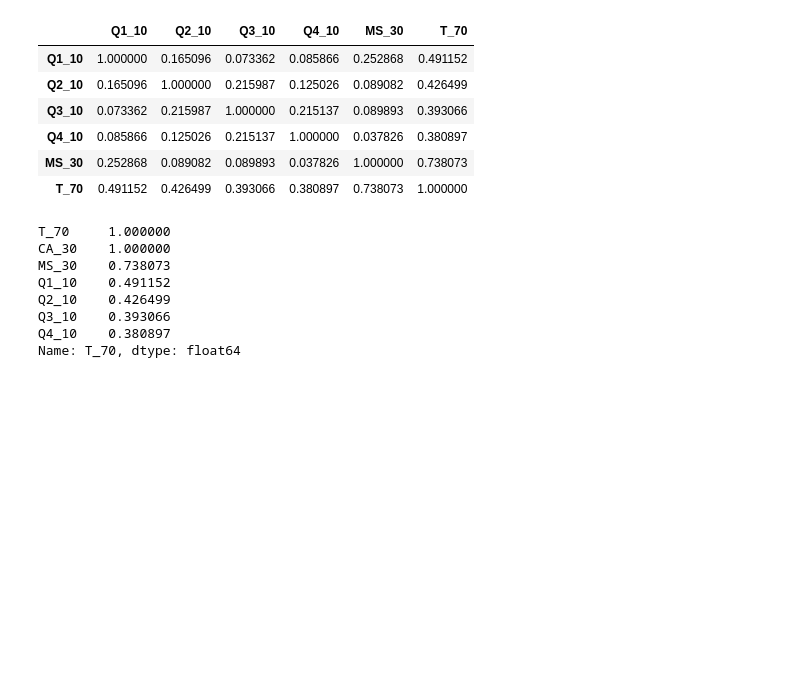
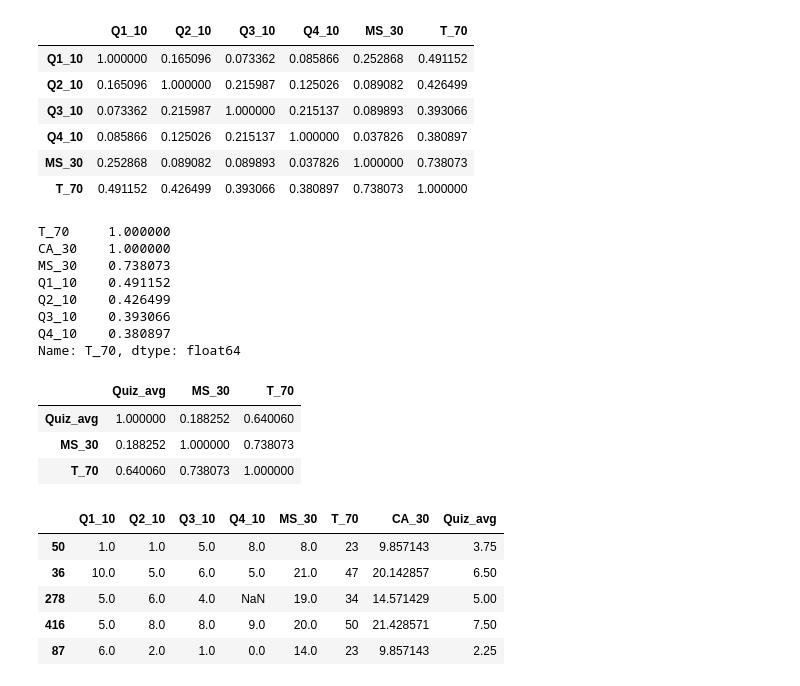
Before and after one commit to Mark-El-arch/Class_results_data-Analysis, a Jupyter notebook: math_results_analysis.ipynb, the cells around one changed output. Cells and saved outputs as stored; diff of their text form; code cells hidden in the pictures; blank space fills up the shorter version.

```diff
--- a/math_results_analysis.ipynb
+++ b/math_results_analysis.ipynb
@@ -189,3 +189,21 @@ Q2_10    0.426499
 Q3_10    0.393066
 Q4_10    0.380897
 Name: T_70, dtype: float64
+# %%
+results_df['Quiz_avg'] = results_df[['Q1_10', 'Q2_10', 'Q3_10', 'Q4_10']].mean(axis=1)
+# %%
+results_df[['Quiz_avg','MS_30', 'T_70']].corr()
+# %% [output]
+|  | Quiz_avg | MS_30 | T_70 |
+| Quiz_avg | 1.000000 | 0.188252 | 0.640060 |
+| MS_30 | 0.188252 | 1.000000 | 0.738073 |
+| T_70 | 0.640060 | 0.738073 | 1.000000 |
+# %%
+results_df.sample(5)
+# %% [output]
+|  | Q1_10 | Q2_10 | Q3_10 | Q4_10 | MS_30 | T_70 | CA_30 | Quiz_avg |
+| 50 | 1.0 | 1.0 | 5.0 | 8.0 | 8.0 | 23 | 9.857143 | 3.75 |
+| 36 | 10.0 | 5.0 | 6.0 | 5.0 | 21.0 | 47 | 20.142857 | 6.50 |
+| 278 | 5.0 | 6.0 | 4.0 | NaN | 19.0 | 34 | 14.571429 | 5.00 |
+| 416 | 5.0 | 8.0 | 8.0 | 9.0 | 20.0 | 50 | 21.428571 | 7.50 |
+| 87 | 6.0 | 2.0 | 1.0 | 0.0 | 14.0 | 23 | 9.857143 | 2.25 |
```
